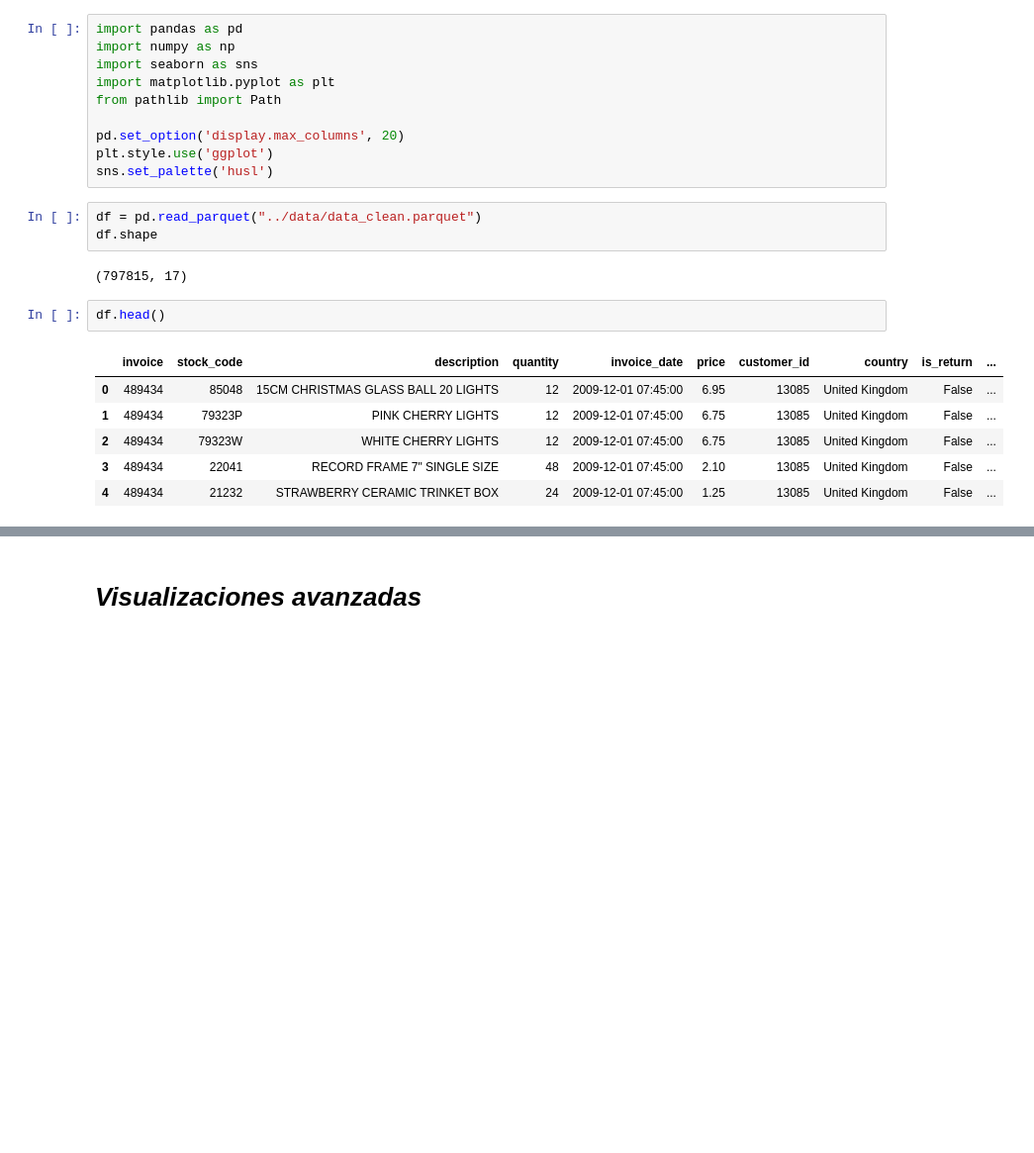
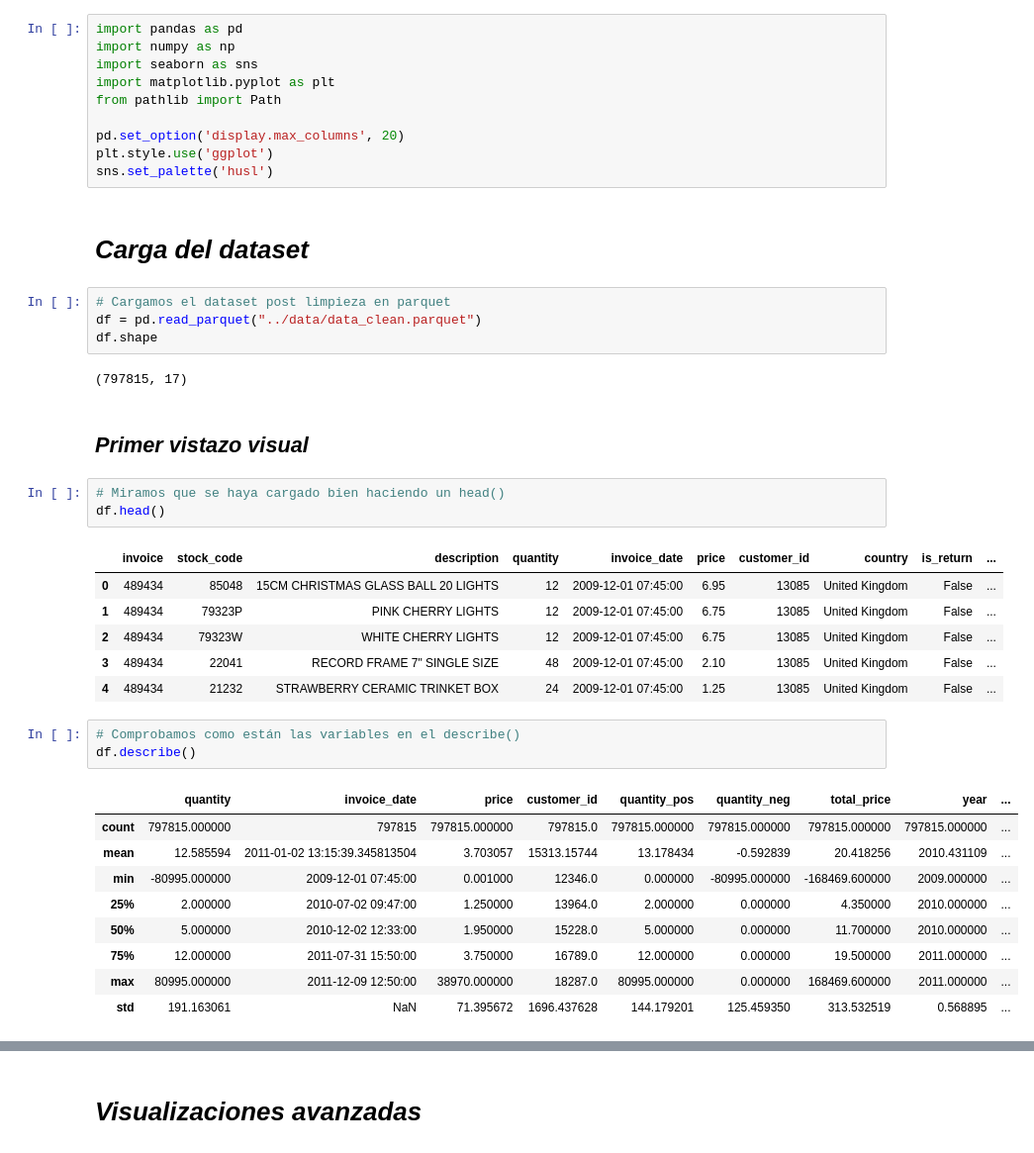
Before and after one commit to OscarFdz24/Proyecto_ML_Clientes_Oscar_Fernandez, a Jupyter notebook: EDA/Data_03_Visualization.ipynb, the cells around one changed output, grey strips where cells are left out. Shown at 99% size. Cells and saved outputs as stored; diff of their text form; blank space fills up the shorter version.

Commit message:
EDA Visualization guardado

```diff
--- a/EDA/Data_03_Visualization.ipynb
+++ b/EDA/Data_03_Visualization.ipynb
@@ -8,12 +10,18 @@ from pathlib import Path
 pd.set_option('display.max_columns', 20)
 plt.style.use('ggplot')
 sns.set_palette('husl')
+# %% [markdown]
+# ***Carga del dataset***
 # %%
+# Cargamos el dataset post limpieza en parquet
 df = pd.read_parquet("../data/data_clean.parquet")
 df.shape
 # %% [output]
 (797815, 17)
+# %% [markdown]
+## ***Primer vistazo visual***
 # %%
+# Miramos que se haya cargado bien haciendo un head()
 df.head()
 # %% [output]
 |  | invoice | stock_code | description | quantity | invoice_date | price | customer_id | country | is_return | ... |
@@ -22,3 +30,16 @@ df.head()
 | 2 | 489434 | 79323W | WHITE CHERRY LIGHTS | 12 | 2009-12-01 07:45:00 | 6.75 | 13085 | United Kingdom | False | ... |
 | 3 | 489434 | 22041 | RECORD FRAME 7" SINGLE SIZE | 48 | 2009-12-01 07:45:00 | 2.10 | 13085 | United Kingdom | False | ... |
 | 4 | 489434 | 21232 | STRAWBERRY CERAMIC TRINKET BOX | 24 | 2009-12-01 07:45:00 | 1.25 | 13085 | United Kingdom | False | ... |
+# %%
+# Comprobamos como están las variables en el describe()
+df.describe()
+# %% [output]
+|  | quantity | invoice_date | price | customer_id | quantity_pos | quantity_neg | total_price | year | ... |
+| count | 797815.000000 | 797815 | 797815.000000 | 797815.0 | 797815.000000 | 797815.000000 | 797815.000000 | 797815.000000 | ... |
+| mean | 12.585594 | 2011-01-02 13:15:39.345813504 | 3.703057 | 15313.15744 | 13.178434 | -0.592839 | 20.418256 | 2010.431109 | ... |
+| min | -80995.000000 | 2009-12-01 07:45:00 | 0.001000 | 12346.0 | 0.000000 | -80995.000000 | -168469.600000 | 2009.000000 | ... |
+| 25% | 2.000000 | 2010-07-02 09:47:00 | 1.250000 | 13964.0 | 2.000000 | 0.000000 | 4.350000 | 2010.000000 | ... |
+| 50% | 5.000000 | 2010-12-02 12:33:00 | 1.950000 | 15228.0 | 5.000000 | 0.000000 | 11.700000 | 2010.000000 | ... |
+| 75% | 12.000000 | 2011-07-31 15:50:00 | 3.750000 | 16789.0 | 12.000000 | 0.000000 | 19.500000 | 2011.000000 | ... |
+| max | 80995.000000 | 2011-12-09 12:50:00 | 38970.000000 | 18287.0 | 80995.000000 | 0.000000 | 168469.600000 | 2011.000000 | ... |
+| std | 191.163061 | NaN | 71.395672 | 1696.437628 | 144.179201 | 125.459350 | 313.532519 | 0.568895 | ... |
```
Also changed, not shown: parts of 11 cells of this notebook, 1 other file.
